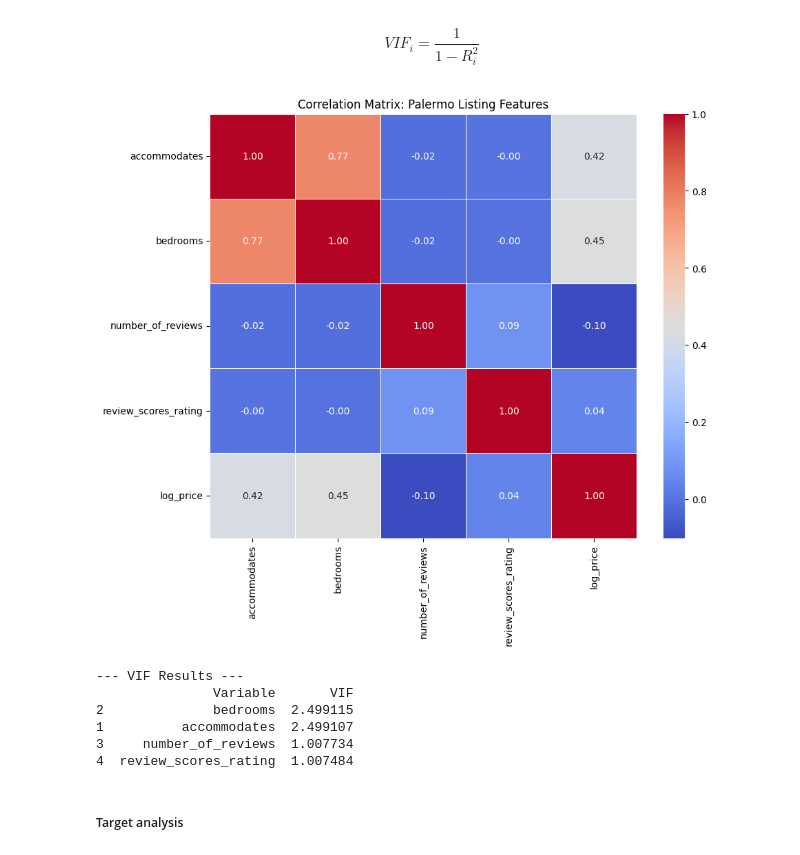
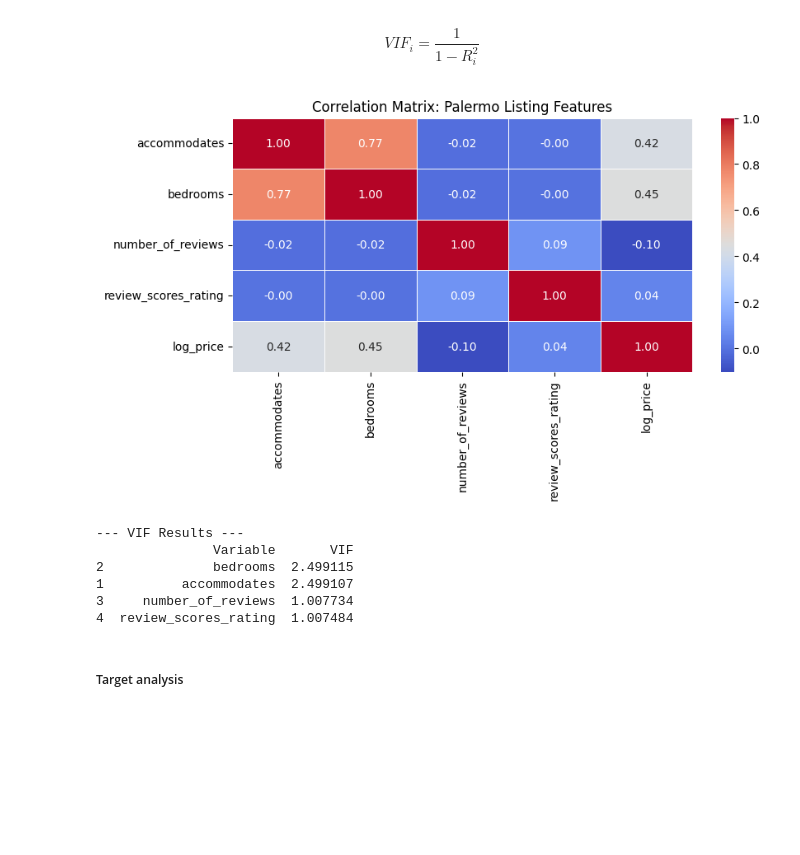
Before and after one commit to SamC-dev/Airbnb-spatial-regression-analysis, a Jupyter notebook: eda.ipynb, the cells around one changed output. Cells and saved outputs as stored; diff of their text form; code cells hidden in the pictures; blank space fills up the shorter version.

```diff
--- a/eda.ipynb
+++ b/eda.ipynb
@@ -119,35 +137,35 @@ target = ['log_price']
 # Filter data and drop NaNs (VIF/Correlation cannot handle missing values)
 analysis_df = pm_gdf[features + target].dropna()
 
 # 2. Correlation Matrix
 corr_matrix = analysis_df.corr()
 
 # Plotting the Matrix
-plt.figure(figsize=(10, 8))
+plt.figure(figsize=(9, 4))
 sns.heatmap(corr_matrix, annot=True, cmap='coolwarm', fmt=".2f", linewidths=0.5)
 plt.title('Correlation Matrix: Palermo Listing Features')
 plt.savefig('correlation_matrix.png', dpi=300, bbox_inches='tight')
 plt.show()
 
 # 3. VIF Calculation
 # VIF is calculated on the independent variables (features) only
 X = analysis_df[features]
 X = add_constant(X) # Statistics require a constant/intercept
 
 vif_data = pd.DataFrame()
 vif_data["Variable"] = X.columns
 vif_data["VIF"] = [variance_inflation_factor(X.values, i) for i in range(len(X.columns))]
 
 # Remove the 'const' row for the final table and sort
 vif_table = vif_data[vif_data["Variable"] != 'const'].sort_values(by="VIF", ascending=False)
 
 print("--- VIF Results ---")
 print(vif_table)
 
 # Save to CSV for your thesis appendix
 vif_table.to_csv('vif_results.csv', index=False)
 # %% [output]
-[figure, old version]
+[figure, new version]
 --- VIF Results ---
                Variable       VIF
 2              bedrooms  2.499115
```
Also changed, not shown: parts of 4 cells of this notebook, 4 other files.
